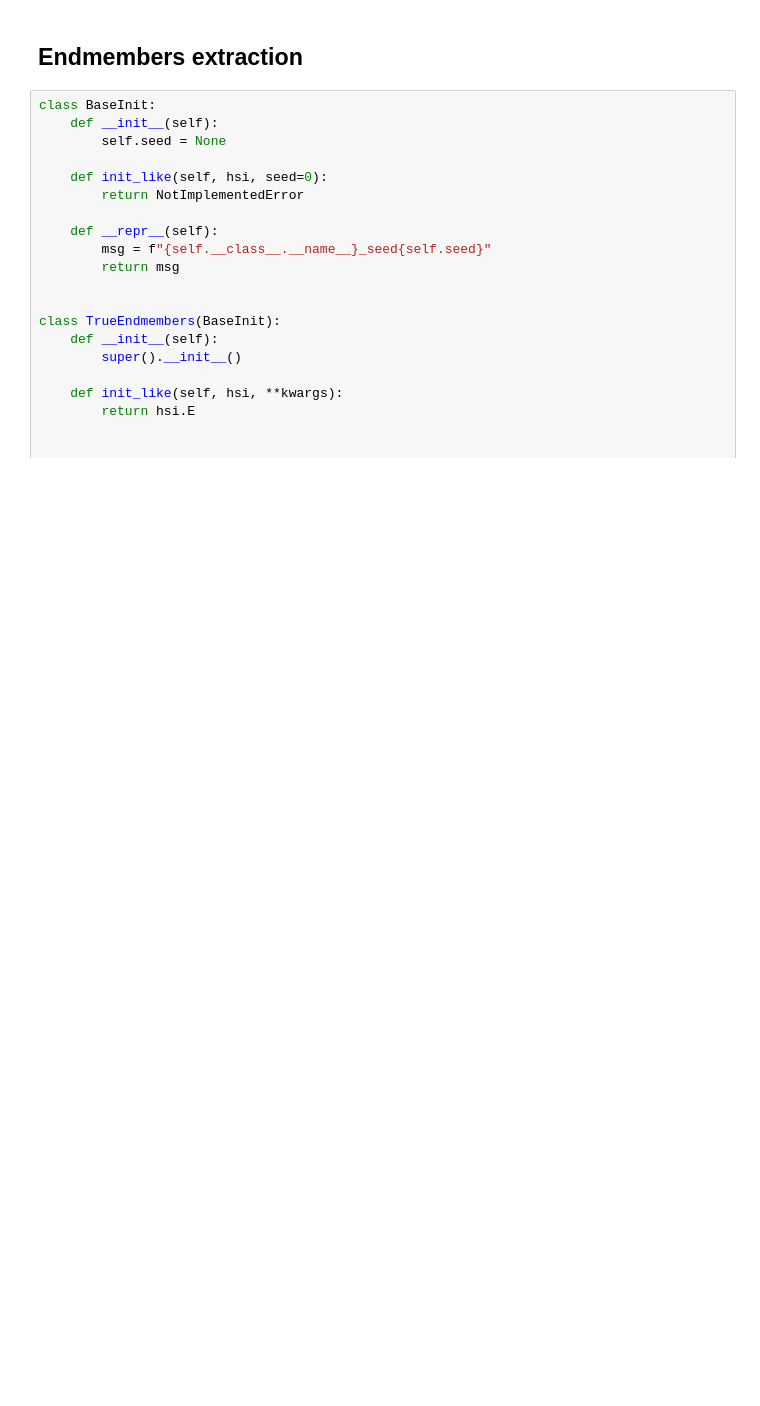
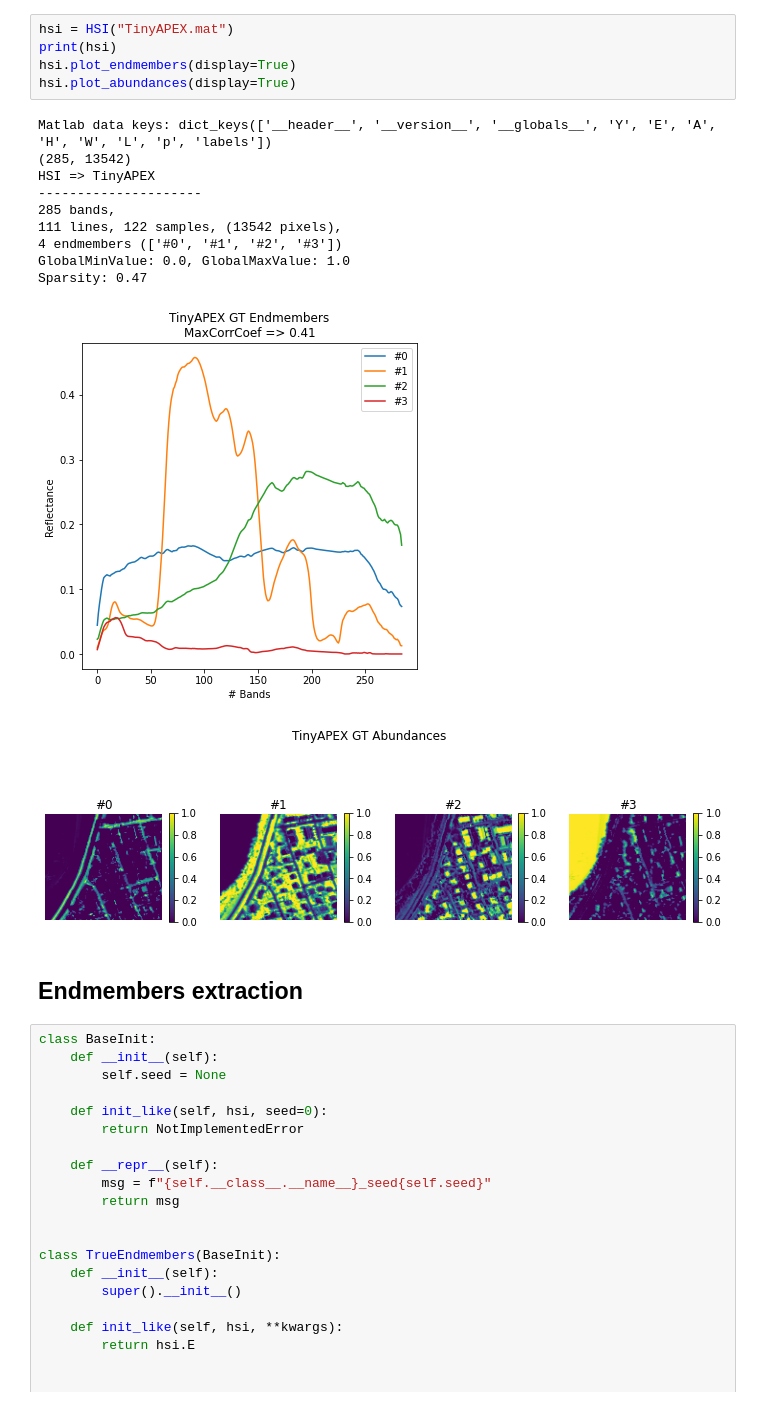
Before and after one commit to BehnoodRasti/Unmixing_Tutorial_IEEE_IADF, a Jupyter notebook: FCLSU_VCA_APEX.ipynb, the cells around one changed output. Drawn from its saved outputs; the diff is of its cells as text; blank space fills up the shorter version.

```diff
--- a/FCLSU_VCA_APEX.ipynb
+++ b/FCLSU_VCA_APEX.ipynb
@@ -16,3 +253,20 @@ from cvxopt import matrix, solvers
+# %%
+hsi = HSI("TinyAPEX.mat")
+print(hsi)
+hsi.plot_endmembers(display=True)
+hsi.plot_abundances(display=True)
+# %% [output]
+Matlab data keys: dict_keys(['__header__', '__version__', '__globals__', 'Y', 'E', 'A', 'H', 'W', 'L', 'p', 'labels'])
+(285, 13542)
+HSI => TinyAPEX
+---------------------
+285 bands,
+111 lines, 122 samples, (13542 pixels),
+4 endmembers (['#0', '#1', '#2', '#3'])
+GlobalMinValue: 0.0, GlobalMaxValue: 1.0
+Sparsity: 0.47
+[figure, added]
+[figure, added]
 # %% [markdown]
 ## Endmembers extraction
 # %%
```
Also changed, not shown: parts of 17 cells of this notebook.
